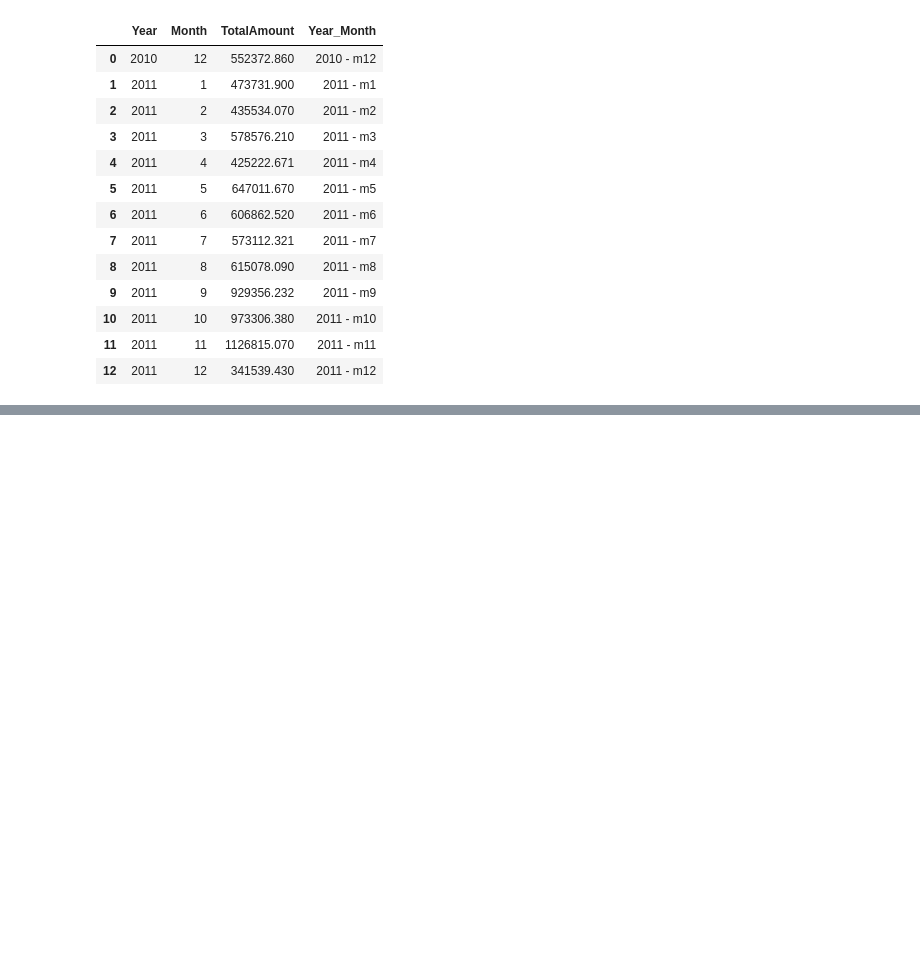
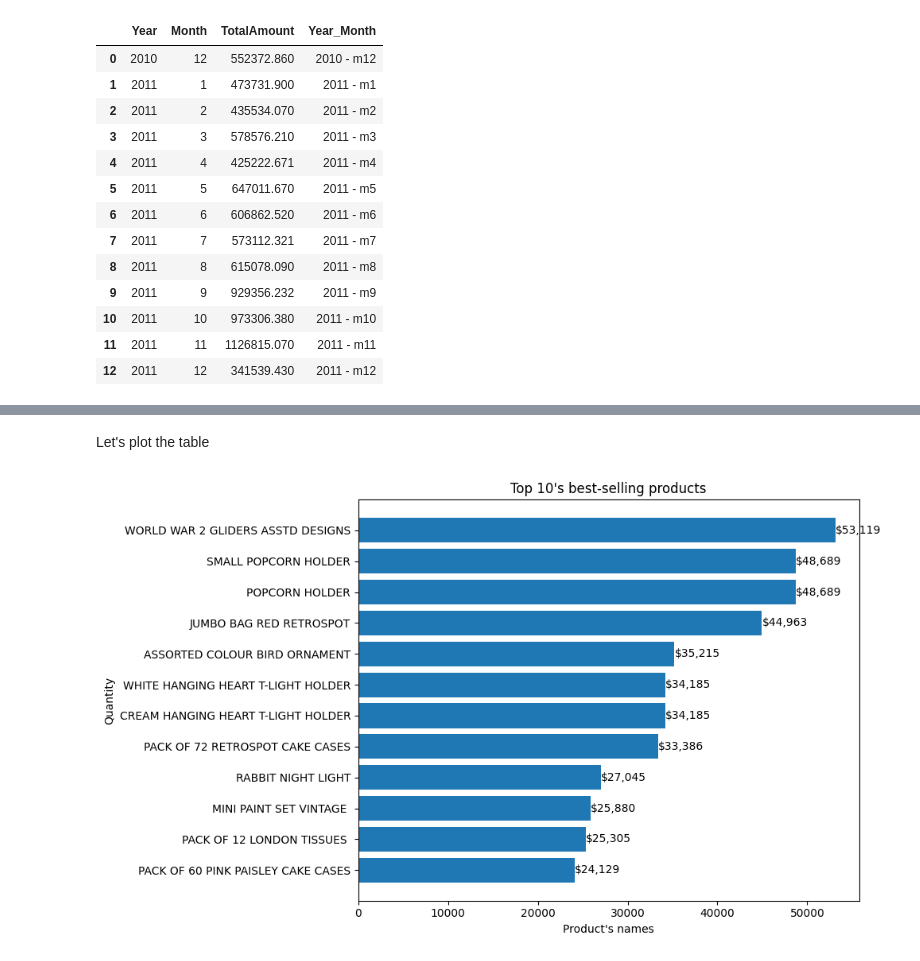
Before and after one commit to iaaron-xyz/python-for-science-and-data, a Jupyter notebook: Projects/project_retail_analysis/retail_analysis.ipynb, the cells around one changed output, grey strips where cells are left out. Cells and saved outputs as stored; diff of their text form; code cells hidden in the pictures; blank space fills up the shorter version.

```diff
--- a/Projects/project_retail_analysis/retail_analysis.ipynb
+++ b/Projects/project_retail_analysis/retail_analysis.ipynb
@@ -563,0 +569,3 @@ plt.show()
+# %%
+top_10_products = dataset_retail_clean.groupby('StockCode')['Quantity'].sum().sort_values(ascending=False).head(10)
+top_10_products
@@ -563,0 +585,4 @@ plt.show()
+# %%
+# Reset the index of the new dataframe
+top_10_products = top_10_products.reset_index()
+top_10_products
@@ -563,0 +601,3 @@ plt.show()
+# %%
+top_10_products = pd.merge(top_10_products, dataset_retail_clean[['StockCode', 'Description']].drop_duplicates(), on='StockCode', how='left')
+top_10_products
@@ -563,0 +618,25 @@ plt.show()
+# %% [markdown]
+Let's plot the table
+# %%
+plt.figure(figsize=(10,6))
+
+# Plotting commands
+bars = plt.barh(top_10_products['Description'], top_10_products['Quantity'])
+
+# Plotting titles and labels
+plt.title('Top 10\'s best-selling products')
+plt.xlabel('Product\'s names')
+plt.ylabel('Quantity')
+
+# show bars' labels and show only formatted ints
+plt.bar_label(bars, fmt='${:,.0f}')
+
+# invert the order of display in the y-axis
+plt.gca().invert_yaxis()
+
+# Render the plot
+#plt.savefig('top_products.svg') # Save the plot in svg format
+plt.tight_layout()
+plt.show()
+# %% [output]
+[figure, added]
```
Also changed, not shown: parts of 6 cells of this notebook.
